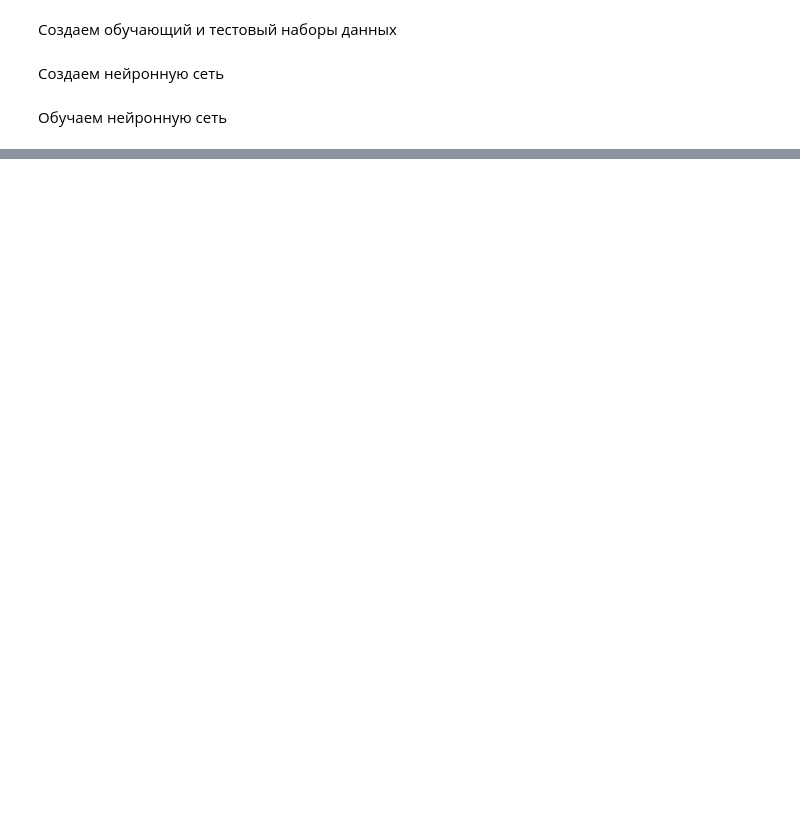
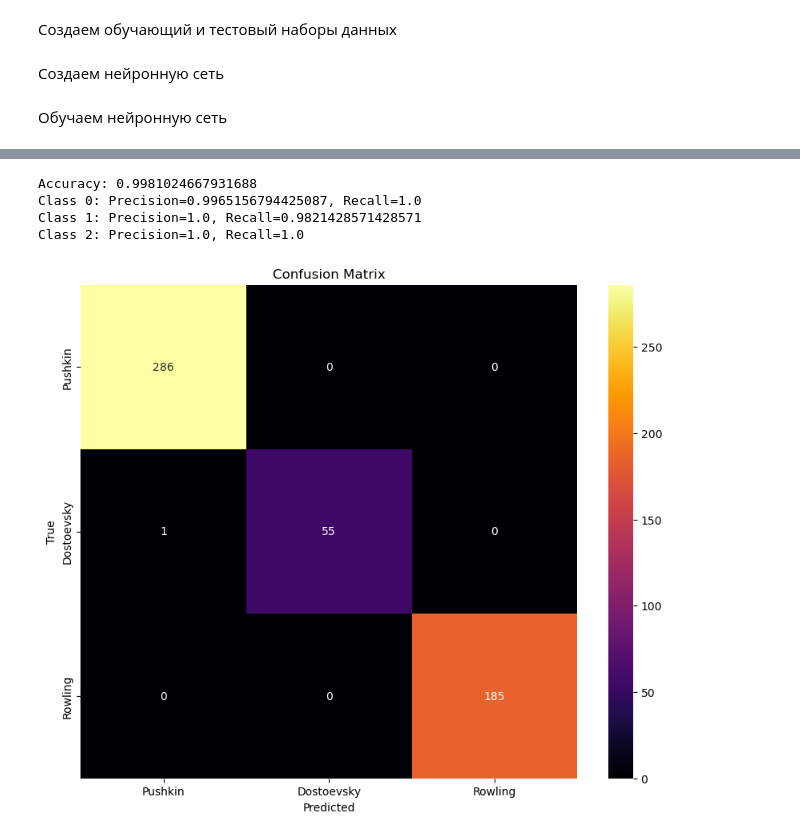
Before and after one commit to 3Davydov/InformationProcessingLab, a Jupyter notebook: classificator.ipynb, the cells around one changed output, grey strips where cells are left out. Drawn from its saved outputs; the diff is of its cells as text; code cells hidden in the pictures; blank space fills up the shorter version.

Commit message:
add metrics

```diff
--- a/classificator.ipynb
+++ b/classificator.ipynb
@@ -129,0 +124,29 @@ Accuracy of the network on the test texts: 99.62%
+# %%
+import matplotlib.pyplot as plt
+import seaborn as sns
+from sklearn.metrics import accuracy_score, confusion_matrix, precision_score, recall_score
+
+accuracy = accuracy_score(y_test_tensor.data, predicted)
+
+precision = precision_score(y_test_tensor.data, predicted, average=None)
+
+recall = recall_score(y_test_tensor.data, predicted, average=None)
+
+conf_matrix = confusion_matrix(y_test_tensor.data, predicted)
+
+print("Accuracy:", accuracy)
+for class_label, prec, rec in zip(range(len(precision)), precision, recall):
+    print(f'Class {class_label}: Precision={prec}, Recall={rec} ')
+
+plt.figure(figsize=(10, 8))
+sns.heatmap(conf_matrix, annot=True, fmt='d',cmap='inferno', xticklabels=['Pushkin','Dostoevsky','Rowling'], yticklabels=['Pushkin','Dostoevsky','Rowling'])
+plt.xlabel('Predicted')
+plt.ylabel('True')
+plt.title('Confusion Matrix')
+plt.show()
+# %% [output]
+Accuracy: 0.9981024667931688
+Class 0: Precision=0.9965156794425087, Recall=1.0
+Class 1: Precision=1.0, Recall=0.9821428571428571
+Class 2: Precision=1.0, Recall=1.0
+[figure, added]
```
Also changed, not shown: parts of 4 cells of this notebook.
